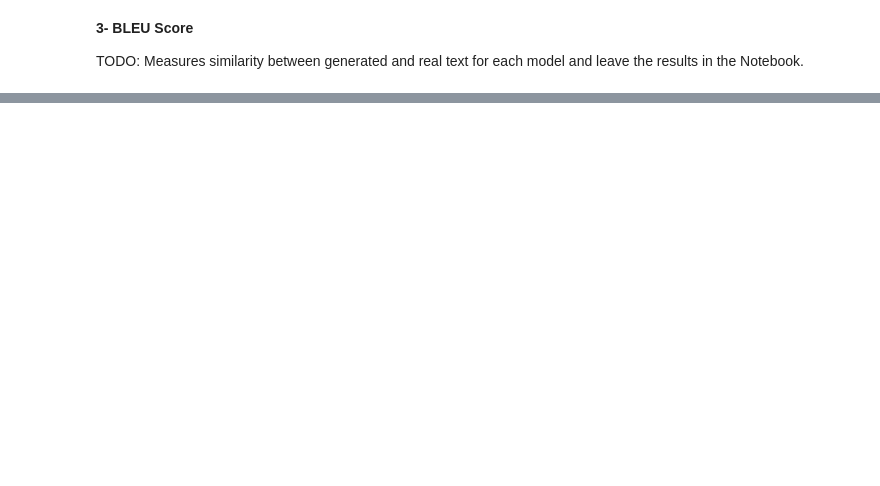
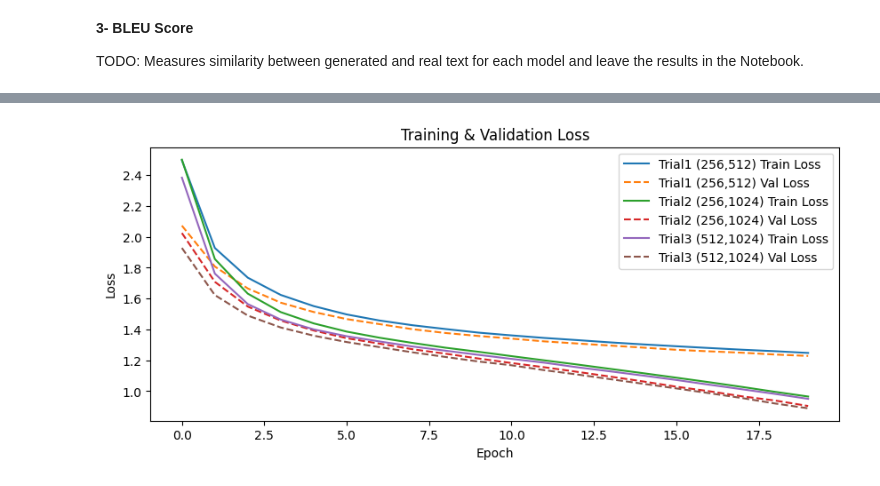
Before and after one commit to FaridaBey/Assignment, a Jupyter notebook: Labs/Lab4/Lab4.ipynb, the cells around one changed output, grey strips where cells are left out. Cells and saved outputs as stored; diff of their text form; code cells hidden in the pictures; blank space fills up the shorter version.

```diff
--- a/Labs/Lab4/Lab4.ipynb
+++ b/Labs/Lab4/Lab4.ipynb
@@ -595,0 +710,6 @@ def evaluate_model_bleu(model, dataset):
+# %%
+# Trial 2 - Increased RNN units
+EMBEDDING_DIM = 256
+RNN_UNITS = 1024
+model_lstm_t2 = build_lstm_model(VOCAB_SIZE, EMBEDDING_DIM, RNN_UNITS, BATCH_SIZE)
+history_lstm_t2 = compile_and_train(model_lstm_t2, path="lstm_t2_checkpoints", EPOCHS=20)
@@ -595,0 +734,6 @@ def evaluate_model_bleu(model, dataset):
+# %%
+# Trial 3 - Larger embedding + more units
+EMBEDDING_DIM = 512
+RNN_UNITS = 1024
+model_lstm_t3 = build_lstm_model(VOCAB_SIZE, EMBEDDING_DIM, RNN_UNITS, BATCH_SIZE)
+history_lstm_t3 = compile_and_train(model_lstm_t3, path="lstm_t3_checkpoints", EPOCHS=20)
@@ -595,0 +758,5 @@ def evaluate_model_bleu(model, dataset):
+# %%
+plot_history([history_lstm, history_lstm_t2, history_lstm_t3],
+             ['Trial1 (256,512)', 'Trial2 (256,1024)', 'Trial3 (512,1024)'])
+# %% [output]
+[figure, added]
```
Also changed, not shown: parts of 10 cells of this notebook.
